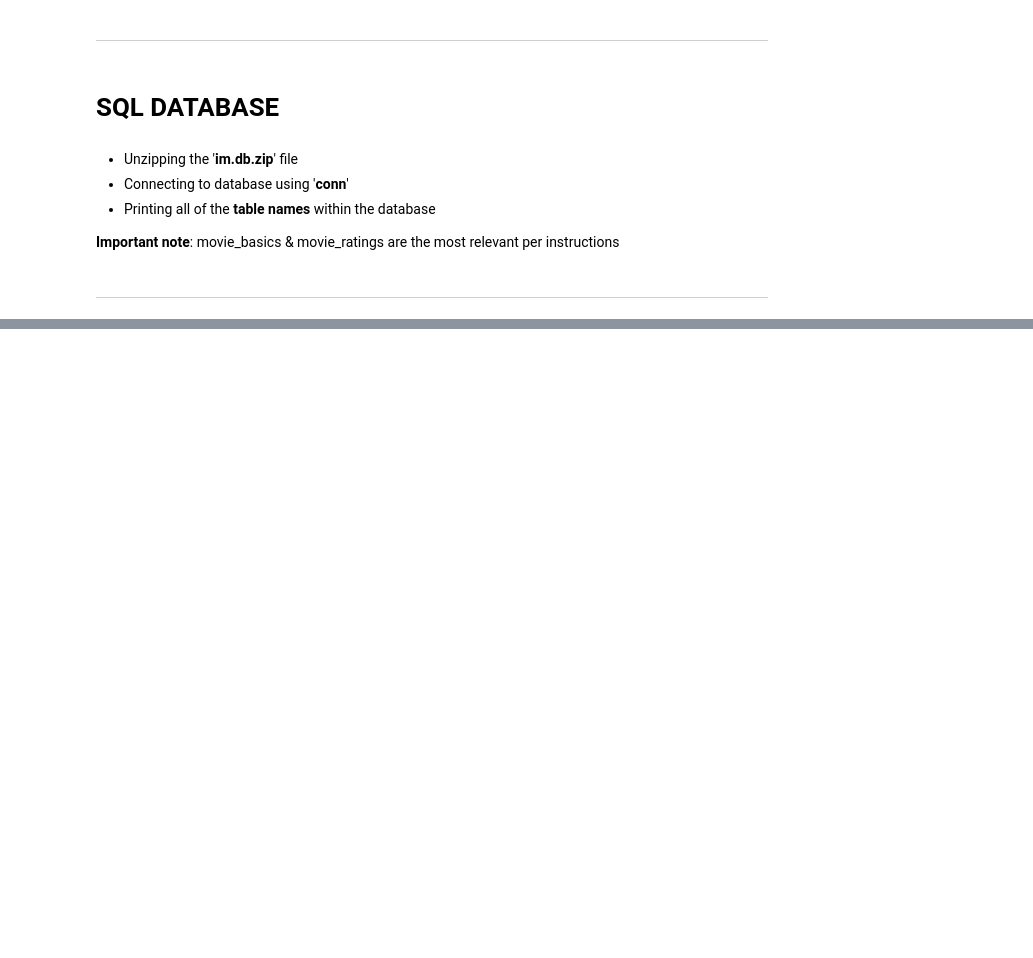
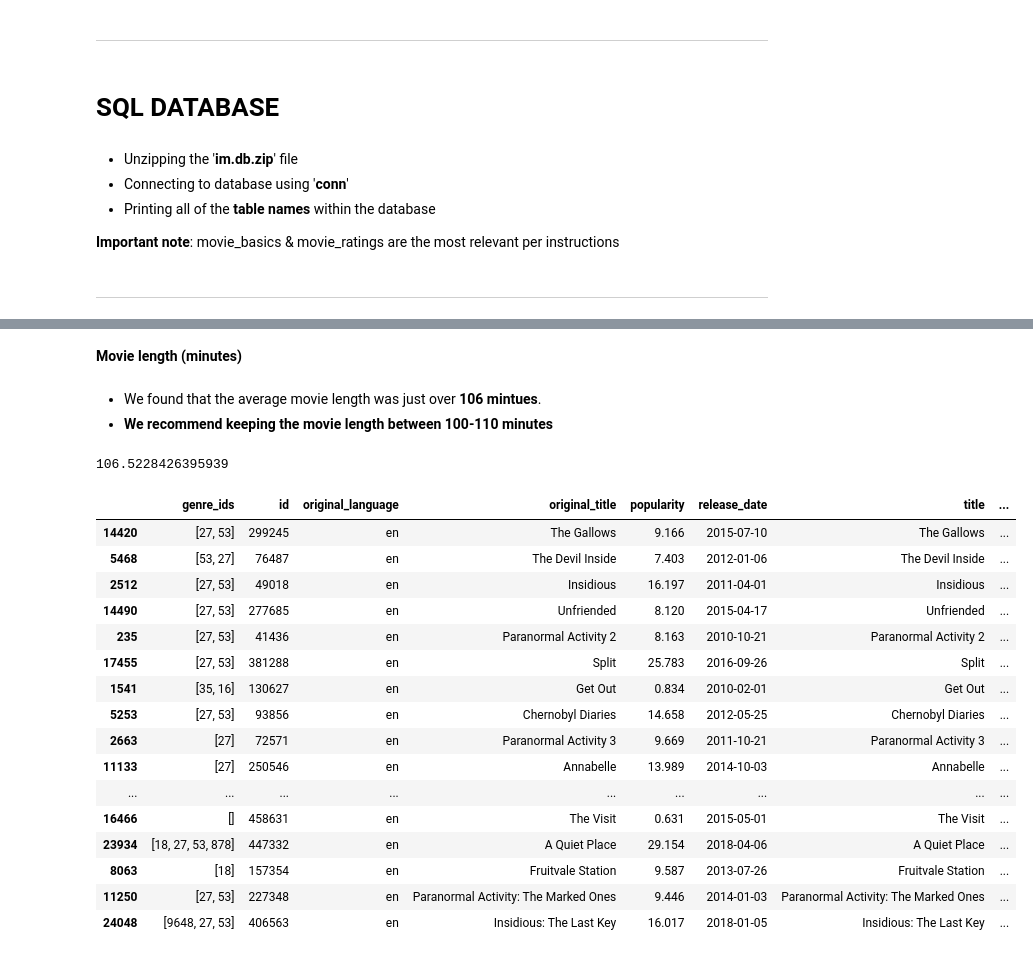
Before and after one commit to learn-co-curriculum/dsc-phase-2-project-v3, a Jupyter notebook: main_workbook.ipynb, the cells around one changed output, grey strips where cells are left out. Drawn from its saved outputs; the diff is of its cells as text; code cells hidden in the pictures; blank space fills up the shorter version.

Commit message:
started working on final recommendations

```diff
--- a/main_workbook.ipynb
+++ b/main_workbook.ipynb
@@ -68,26 +64,33 @@ Cleaning & filtering **MAIN_DF**:
 # %%
 # Filter to only english
 main_df = main_df[main_df['original_language'] == 'en']
-
 # Filter by 2010 and sooner
 main_df = main_df[main_df['release_date'] >= '2010-01-01']
-
 #Updateing 'production_budget' & 'worldwide_gross' columns
 # First, replace $ and ,
 main_df['production_budget'] = main_df['production_budget'].str.replace('$', '').str.replace(',', '')
 main_df['worldwide_gross'] = main_df['worldwide_gross'].str.replace('$', '').str.replace(',', '')
-
-
 # Fill NaNs with 0
 main_df['production_budget'] = main_df['production_budget'].fillna(0)
 main_df['worldwide_gross'] = main_df['worldwide_gross'].fillna(0)
-
 # Now convert to int
 main_df['production_budget'] = main_df['production_budget'].astype(int)
 main_df['worldwide_gross'] = main_df['worldwide_gross'].astype(int)
-
-
 # Adding Columns
 main_df['net_profit'] = main_df['worldwide_gross'] - main_df['production_budget']
 main_df['roi'] = main_df['net_profit'] / main_df['production_budget'] * 100
+# Create a dictionary mapping genre IDs to names, all in lowercase
+genre_dict = {28: 'action', 12: 'adventure', 16: 'animation', 35: 'comedy', 80: 'crime', 99: 'documentary',
+              18: 'drama', 10751: 'family', 14: 'fantasy', 36: 'history', 27: 'horror', 10402: 'music',
+              9648: 'mystery', 10749: 'romance', 878: 'science fiction', 10770: 'tv movie', 53: 'thriller',
+              10752: 'war', 37: 'western'}
+
+def decode_genre_ids(genre_ids_string):
+    # Convert string to list
+    genre_ids = ast.literal_eval(genre_ids_string)
+    # Return the genre names corresponding to the IDs
+    return [genre_dict[id] for id in genre_ids if id in genre_dict]
+
+# Apply the function to each value in the 'genre_ids' column
+main_df['genres'] = main_df['genre_ids'].apply(decode_genre_ids)
 # %%
@@ -353,0 +314,13 @@ pd.read_sql(q, conn)
+# %%
+calc_df = main_df
+
+# Filtering columns
+calc_df = calc_df[calc_df['production_budget'] > 0]
+calc_df = calc_df[calc_df['worldwide_gross'] > 0]
+calc_df = calc_df[calc_df['roi'] > 0]
+calc_df = calc_df[calc_df['domestic_gross'] > 0]
+calc_df = calc_df[~calc_df['foreign_gross'].isna()]
+# Sorting values
+calc_df = calc_df.sort_values('roi', ascending=False)
+# removing movie duplicates
+calc_df = calc_df.loc[~calc_df['roi'].duplicated(), :]
@@ -353,0 +372,30 @@ pd.read_sql(q, conn)
+# %% [markdown]
+**Movie length (minutes)**
+# %% [markdown]
+* We found that the average movie length was just over **106 mintues**.
+* **We recommend keeping the movie length between 100-110 minutes**
+# %%
+# average movie length is just over 100 minutes
+movie_info_df['runtime_in_minutes'].mean()
+# %% [output]
+106.5228426395939
+# %%
+calc_df.head(30)
+# %% [output]
+|  | genre_ids | id | original_language | original_title | popularity | release_date | title | ... |
+| 14420 | [27, 53] | 299245 | en | The Gallows | 9.166 | 2015-07-10 | The Gallows | ... |
+| 5468 | [53, 27] | 76487 | en | The Devil Inside | 7.403 | 2012-01-06 | The Devil Inside | ... |
+| 2512 | [27, 53] | 49018 | en | Insidious | 16.197 | 2011-04-01 | Insidious | ... |
+| 14490 | [27, 53] | 277685 | en | Unfriended | 8.120 | 2015-04-17 | Unfriended | ... |
+| 235 | [27, 53] | 41436 | en | Paranormal Activity 2 | 8.163 | 2010-10-21 | Paranormal Activity 2 | ... |
+| 17455 | [27, 53] | 381288 | en | Split | 25.783 | 2016-09-26 | Split | ... |
+| 1541 | [35, 16] | 130627 | en | Get Out | 0.834 | 2010-02-01 | Get Out | ... |
+| 5253 | [27, 53] | 93856 | en | Chernobyl Diaries | 14.658 | 2012-05-25 | Chernobyl Diaries | ... |
+| 2663 | [27] | 72571 | en | Paranormal Activity 3 | 9.669 | 2011-10-21 | Paranormal Activity 3 | ... |
+| 11133 | [27] | 250546 | en | Annabelle | 13.989 | 2014-10-03 | Annabelle | ... |
+| ... | ... | ... | ... | ... | ... | ... | ... | ... |
+| 16466 | [] | 458631 | en | The Visit | 0.631 | 2015-05-01 | The Visit | ... |
+| 23934 | [18, 27, 53, 878] | 447332 | en | A Quiet Place | 29.154 | 2018-04-06 | A Quiet Place | ... |
+| 8063 | [18] | 157354 | en | Fruitvale Station | 9.587 | 2013-07-26 | Fruitvale Station | ... |
+| 11250 | [27, 53] | 227348 | en | Paranormal Activity: The Marked Ones | 9.446 | 2014-01-03 | Paranormal Activity: The Marked Ones | ... |
+| 24048 | [9648, 27, 53] | 406563 | en | Insidious: The Last Key | 16.017 | 2018-01-05 | Insidious: The Last Key | ... |
```
Also changed, not shown: parts of 15 cells of this notebook.
